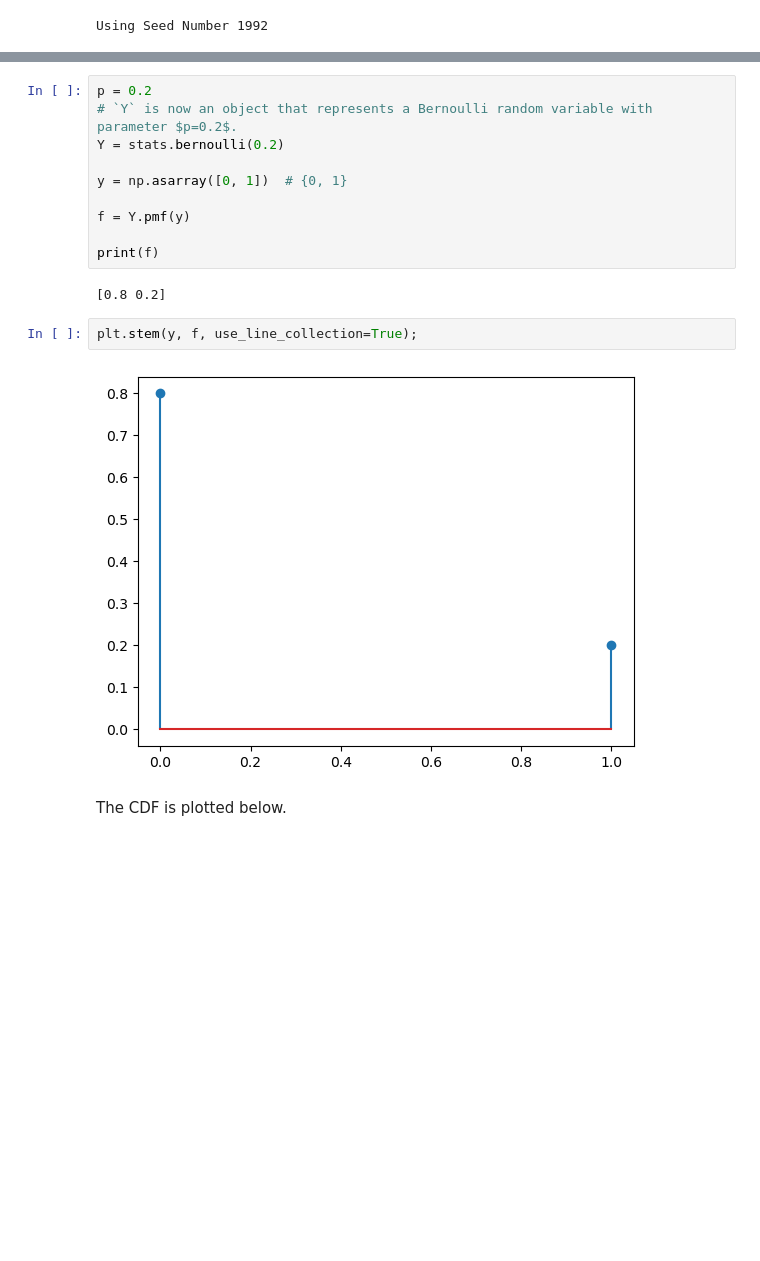
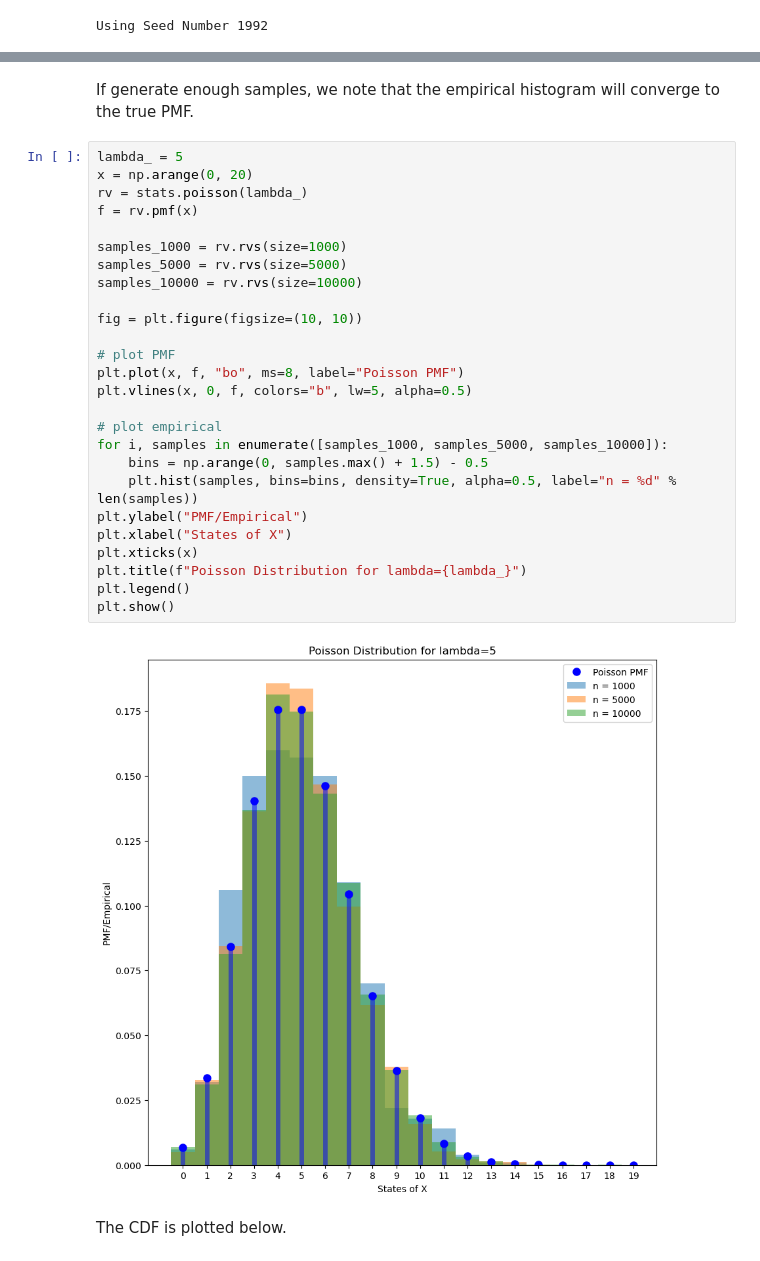
Before and after one commit to tan-wt/gaohn-probability-stats, a Jupyter notebook: content/03_discrete_random_variables/0311_poisson_distribution_implementation.ipynb, the cells around one changed output, grey strips where cells are left out. Drawn from its saved outputs; the diff is of its cells as text; blank space fills up the shorter version.

```diff
--- a/content/03_discrete_random_variables/0311_poisson_distribution_implementation.ipynb
+++ b/content/03_discrete_random_variables/0311_poisson_distribution_implementation.ipynb
@@ -156,18 +82,32 @@ interactive(children=(BoundedFloatText(value=1.2, description='Text:', max=5.1,
-# %%
-p = 0.2
-# `Y` is now an object that represents a Bernoulli random variable with parameter $p=0.2$.
-Y = stats.bernoulli(0.2)
-
-y = np.asarray([0, 1])  # {0, 1}
-
-f = Y.pmf(y)
-
-print(f)
-# %% [output]
-[0.8 0.2]
-# %%
-plt.stem(y, f, use_line_collection=True);
-# %% [output]
-[figure, removed]
+# %% [markdown]
+If generate enough samples, we note that the empirical histogram will converge to the true PMF.
+# %%
+lambda_ = 5
+x = np.arange(0, 20)
+rv = stats.poisson(lambda_)
+f = rv.pmf(x)
+
+samples_1000 = rv.rvs(size=1000)
+samples_5000 = rv.rvs(size=5000)
+samples_10000 = rv.rvs(size=10000)
+
+fig = plt.figure(figsize=(10, 10))
+
+# plot PMF
+plt.plot(x, f, "bo", ms=8, label="Poisson PMF")
+plt.vlines(x, 0, f, colors="b", lw=5, alpha=0.5)
+
+# plot empirical
+for i, samples in enumerate([samples_1000, samples_5000, samples_10000]):
+    bins = np.arange(0, samples.max() + 1.5) - 0.5
+    plt.hist(samples, bins=bins, density=True, alpha=0.5, label="n = %d" % len(samples))
+plt.ylabel("PMF/Empirical")
+plt.xlabel("States of X")
+plt.xticks(x)
+plt.title(f"Poisson Distribution for lambda={lambda_}")
+plt.legend()
+plt.show()
+# %% [output]
+[figure, added]
 # %% [markdown]
 The CDF is plotted below.
```
Also changed, not shown: parts of 35 cells of this notebook, 1 other file.
